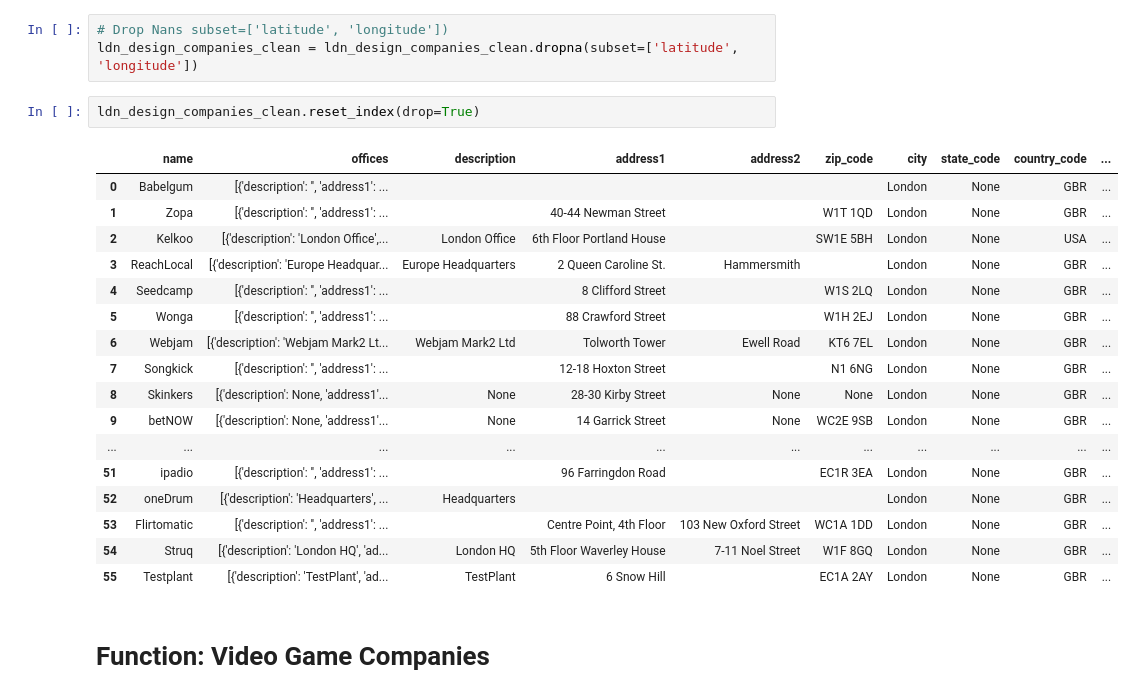
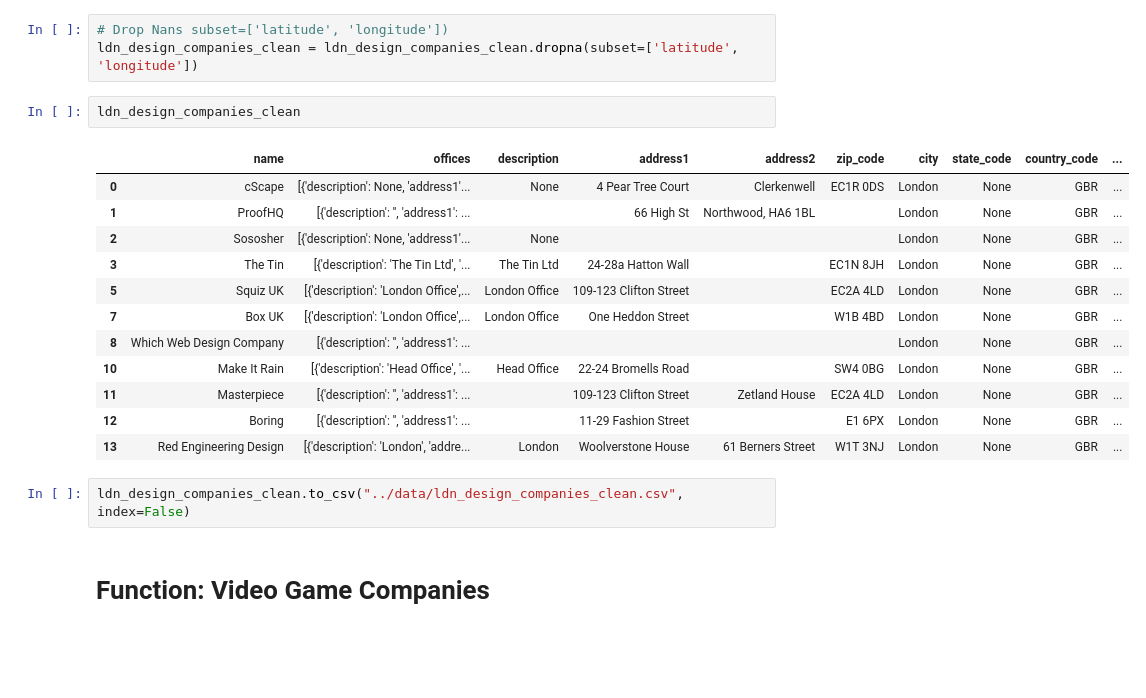
Before and after one commit to Hugocodesdude/Project_3, a Jupyter notebook: src/database_investigation_mongos.ipynb, the cells around one changed output. Saved outputs shown, nothing was run; the diff lists cells and outputs as text; blank space fills up the shorter version.

```diff
--- a/src/database_investigation_mongos.ipynb
+++ b/src/database_investigation_mongos.ipynb
@@ -803,26 +803,23 @@ ldn_design_companies_clean
 # %%
 # Drop Nans subset=['latitude', 'longitude'])
 ldn_design_companies_clean = ldn_design_companies_clean.dropna(subset=['latitude', 'longitude'])
-# %%
-ldn_design_companies_clean.reset_index(drop=True)
-# %% [output]
-|  | name | offices | description | address1 | address2 | zip_code | city | state_code | country_code | ... |
-| 0 | Babelgum | [{'description': '', 'address1': ... |  |  |  |  | London | None | GBR | ... |
-| 1 | Zopa | [{'description': '', 'address1': ... |  | 40-44 Newman Street |  | W1T 1QD | London | None | GBR | ... |
-| 2 | Kelkoo | [{'description': 'London Office',... | London Office | 6th Floor Portland House |  | SW1E 5BH | London | None | USA | ... |
-| 3 | ReachLocal | [{'description': 'Europe Headquar... | Europe Headquarters | 2 Queen Caroline St. | Hammersmith |  | London | None | GBR | ... |
-| 4 | Seedcamp | [{'description': '', 'address1': ... |  | 8 Clifford Street |  | W1S 2LQ | London | None | GBR | ... |
-| 5 | Wonga | [{'description': '', 'address1': ... |  | 88 Crawford Street |  | W1H 2EJ | London | None | GBR | ... |
-| 6 | Webjam | [{'description': 'Webjam Mark2 Lt... | Webjam Mark2 Ltd | Tolworth Tower | Ewell Road | KT6 7EL | London | None | GBR | ... |
-| 7 | Songkick | [{'description': '', 'address1': ... |  | 12-18 Hoxton Street |  | N1 6NG | London | None | GBR | ... |
-| 8 | Skinkers | [{'description': None, 'address1'... | None | 28-30 Kirby Street | None | None | London | None | GBR | ... |
-| 9 | betNOW | [{'description': None, 'address1'... | None | 14 Garrick Street | None | WC2E 9SB | London | None | GBR | ... |
-| ... | ... | ... | ... | ... | ... | ... | ... | ... | ... | ... |
-| 51 | ipadio | [{'description': '', 'address1': ... |  | 96 Farringdon Road |  | EC1R 3EA | London | None | GBR | ... |
-| 52 | oneDrum | [{'description': 'Headquarters', ... | Headquarters |  |  |  | London | None | GBR | ... |
-| 53 | Flirtomatic | [{'description': '', 'address1': ... |  | Centre Point, 4th Floor | 103 New Oxford Street | WC1A 1DD | London | None | GBR | ... |
-| 54 | Struq | [{'description': 'London HQ', 'ad... | London HQ | 5th Floor Waverley House | 7-11 Noel Street | W1F 8GQ | London | None | GBR | ... |
-| 55 | Testplant | [{'description': 'TestPlant', 'ad... | TestPlant | 6 Snow Hill |  | EC1A 2AY | London | None | GBR | ... |
+# %%
+ldn_design_companies_clean
+# %% [output]
+|  | name | offices | description | address1 | address2 | zip_code | city | state_code | country_code | ... |
+| 0 | cScape | [{'description': None, 'address1'... | None | 4 Pear Tree Court | Clerkenwell | EC1R 0DS | London | None | GBR | ... |
+| 1 | ProofHQ | [{'description': '', 'address1': ... |  | 66 High St | Northwood, HA6 1BL |  | London | None | GBR | ... |
+| 2 | Sososher | [{'description': None, 'address1'... | None |  |  |  | London | None | GBR | ... |
+| 3 | The Tin | [{'description': 'The Tin Ltd', '... | The Tin Ltd | 24-28a Hatton Wall |  | EC1N 8JH | London | None | GBR | ... |
+| 5 | Squiz UK | [{'description': 'London Office',... | London Office | 109-123 Clifton Street |  | EC2A 4LD | London | None | GBR | ... |
+| 7 | Box UK | [{'description': 'London Office',... | London Office | One Heddon Street |  | W1B 4BD | London | None | GBR | ... |
+| 8 | Which Web Design Company | [{'description': '', 'address1': ... |  |  |  |  | London | None | GBR | ... |
+| 10 | Make It Rain | [{'description': 'Head Office', '... | Head Office | 22-24 Bromells Road |  | SW4 0BG | London | None | GBR | ... |
+| 11 | Masterpiece | [{'description': '', 'address1': ... |  | 109-123 Clifton Street | Zetland House | EC2A 4LD | London | None | GBR | ... |
+| 12 | Boring | [{'description': '', 'address1': ... |  | 11-29 Fashion Street |  | E1 6PX | London | None | GBR | ... |
+| 13 | Red Engineering Design | [{'description': 'London', 'addre... | London | Woolverstone House | 61 Berners Street | W1T 3NJ | London | None | GBR | ... |
+# %%
+ldn_design_companies_clean.to_csv("../data/ldn_design_companies_clean.csv", index=False)
 # %% [markdown]
 # Function: Video Game Companies
 # %%
```
Also changed, not shown: parts of 3 cells of this notebook, 7 other files.
